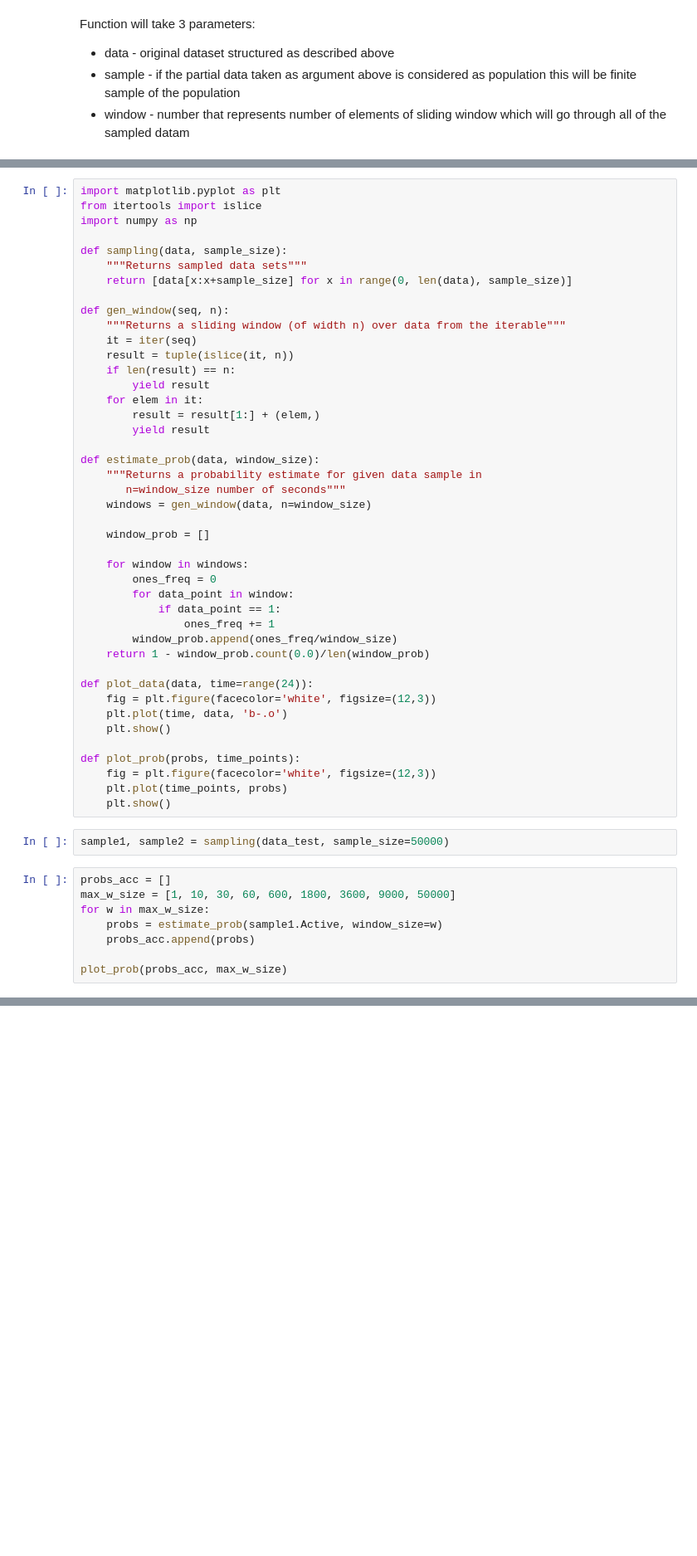
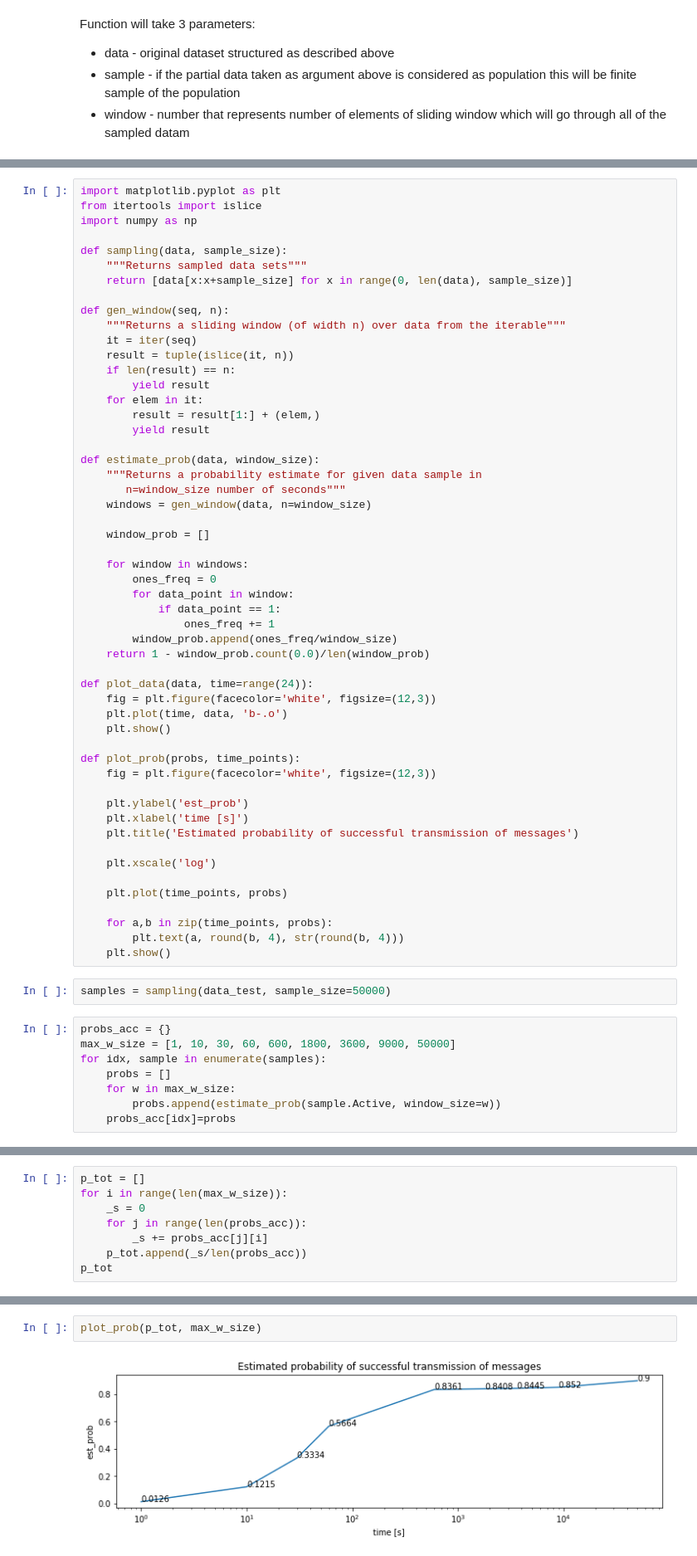
Before and after one commit to akapet00/lora-time-series, a Jupyter notebook: notebooks/02-inference.ipynb, the cells around one changed output, grey strips where cells are left out. Shown at 83% size. Cells and saved outputs as stored; diff of their text form; blank space fills up the shorter version.

```diff
--- a/notebooks/02-inference.ipynb
+++ b/notebooks/02-inference.ipynb
@@ -74,15 +74,25 @@ def plot_data(data, time=range(24)):
 
 def plot_prob(probs, time_points):
     fig = plt.figure(facecolor='white', figsize=(12,3))
+
+    plt.ylabel('est_prob')
+    plt.xlabel('time [s]')
+    plt.title('Estimated probability of successful transmission of messages')
+
+    plt.xscale('log')
+
     plt.plot(time_points, probs)
+
+    for a,b in zip(time_points, probs):
+        plt.text(a, round(b, 4), str(round(b, 4)))
     plt.show()
 # %%
-sample1, sample2 = sampling(data_test, sample_size=50000)
+samples = sampling(data_test, sample_size=50000)
 # %%
-probs_acc = []
+probs_acc = {}
 max_w_size = [1, 10, 30, 60, 600, 1800, 3600, 9000, 50000]
-for w in max_w_size:
-    probs = estimate_prob(sample1.Active, window_size=w)
-    probs_acc.append(probs)
-
-plot_prob(probs_acc, max_w_size)
+for idx, sample in enumerate(samples):
+    probs = []
+    for w in max_w_size:
+        probs.append(estimate_prob(sample.Active, window_size=w))
+    probs_acc[idx]=probs
@@ -90,0 +99,8 @@ plot_prob(probs_acc, max_w_size)
+# %%
+p_tot = []
+for i in range(len(max_w_size)):
+    _s = 0
+    for j in range(len(probs_acc)):
+        _s += probs_acc[j][i]
+    p_tot.append(_s/len(probs_acc))
+p_tot
@@ -90,0 +117,4 @@ plot_prob(probs_acc, max_w_size)
+# %%
+plot_prob(p_tot, max_w_size)
+# %% [output]
+[figure, added]
```
Also changed, not shown: parts of 18 cells of this notebook.
